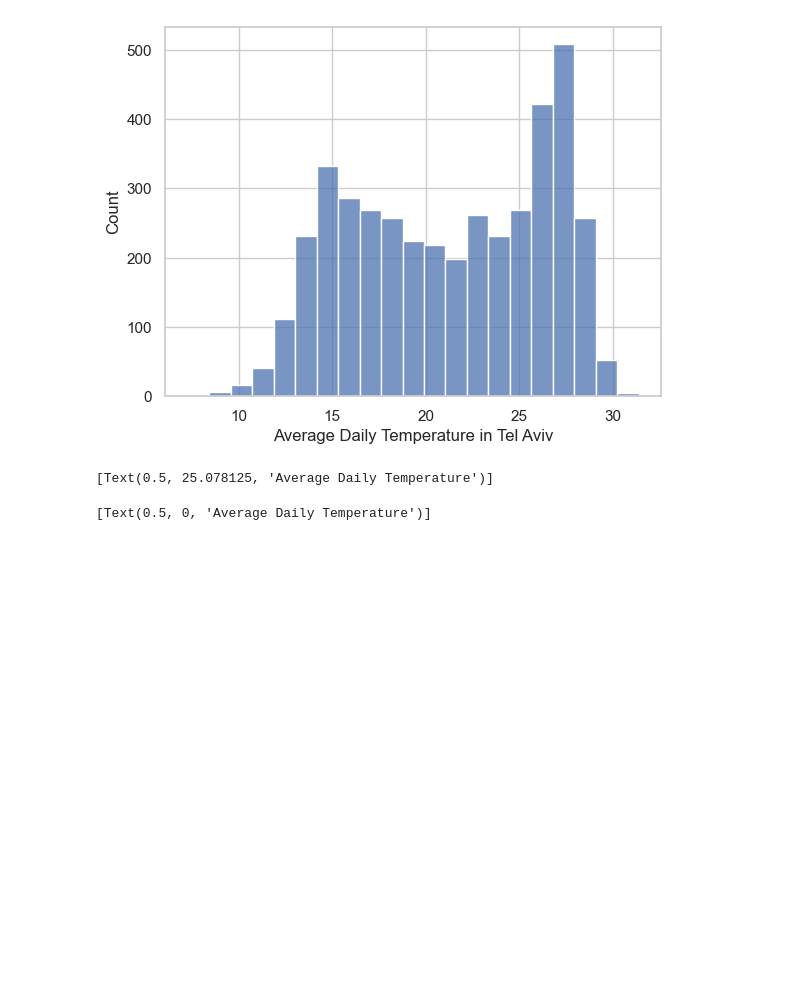
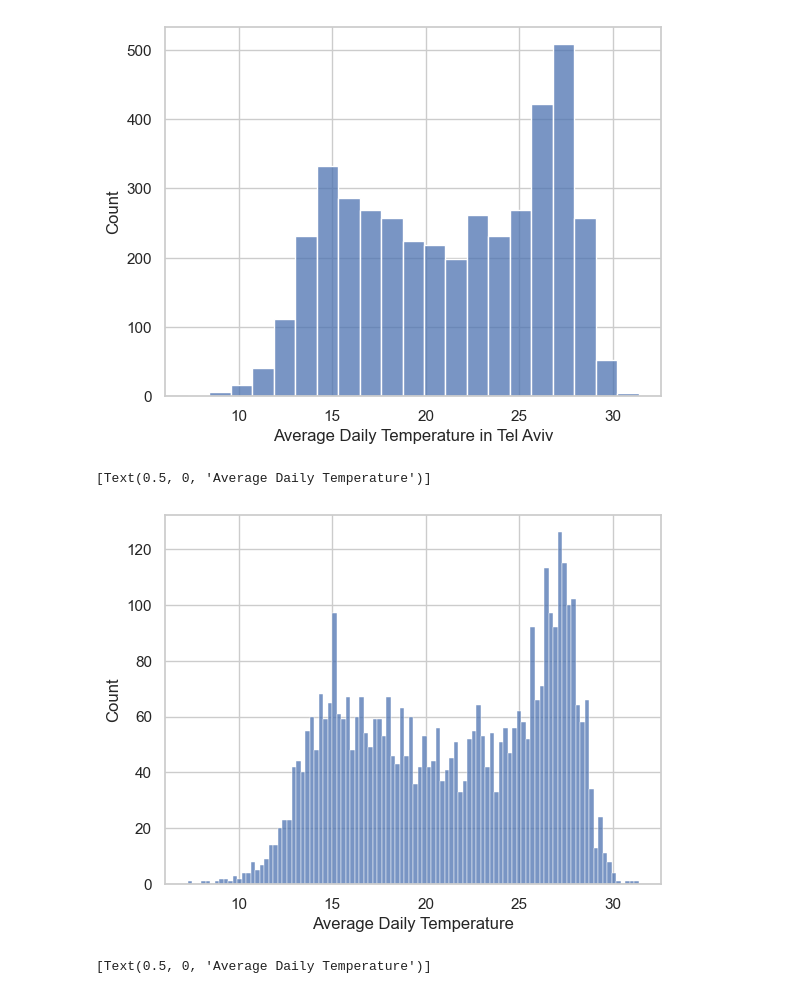
Before and after one commit to ErezFeuer/data-science, a Jupyter notebook: tirgul/tirgul_2/tirgul_2.ipynb, the cells around one changed output. Saved outputs shown, nothing was run; the diff lists cells and outputs as text; code cells hidden in the pictures; blank space fills up the shorter version.

```diff
--- a/tirgul/tirgul_2/tirgul_2.ipynb
+++ b/tirgul/tirgul_2/tirgul_2.ipynb
@@ -211,10 +211,12 @@ ax.set(xlabel=f'Average Daily Temperature in {city}')
 [figure]
 # %%
 # play around with the bin size for the histogram -- try more bins
-ax = sns.histplot(x=TA_temp.AvgTemp_C, bins=100, ax=ax)
+fig, ax = plt.subplots()
+sns.histplot(x=TA_temp['AvgTemp_C'], bins=100, ax=ax)
 ax.set(xlabel='Average Daily Temperature')
 # %% [output]
-[Text(0.5, 25.078125, 'Average Daily Temperature')]
+[Text(0.5, 0, 'Average Daily Temperature')]
+[figure, added]
 # %%
 # now fewer bins
 fig, ax = plt.subplots()
```
Also changed, not shown: parts of 2 cells of this notebook, 8 other files.
